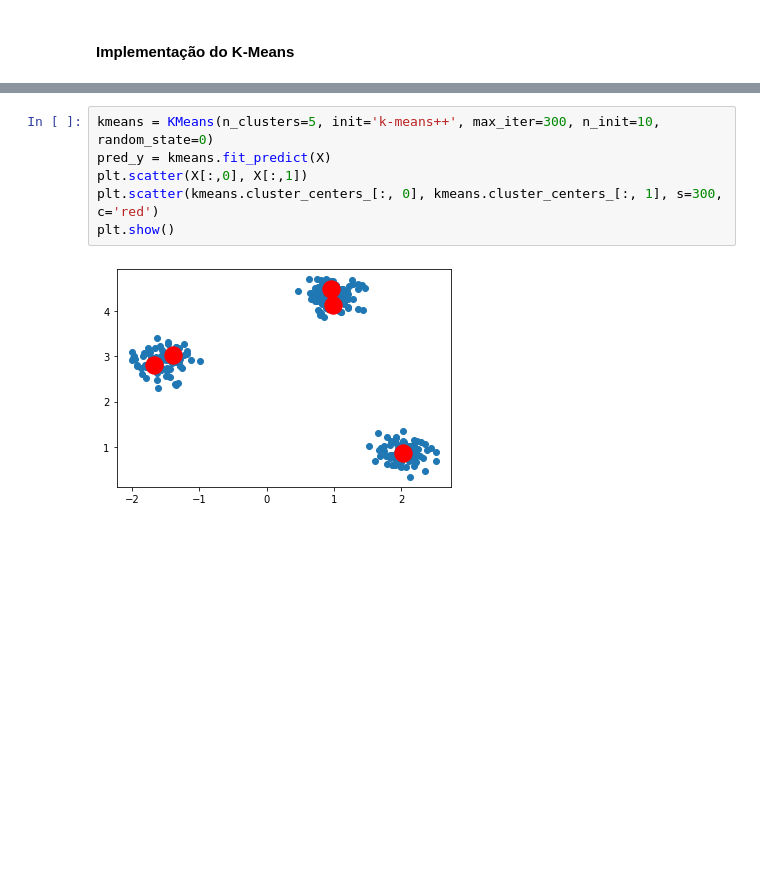
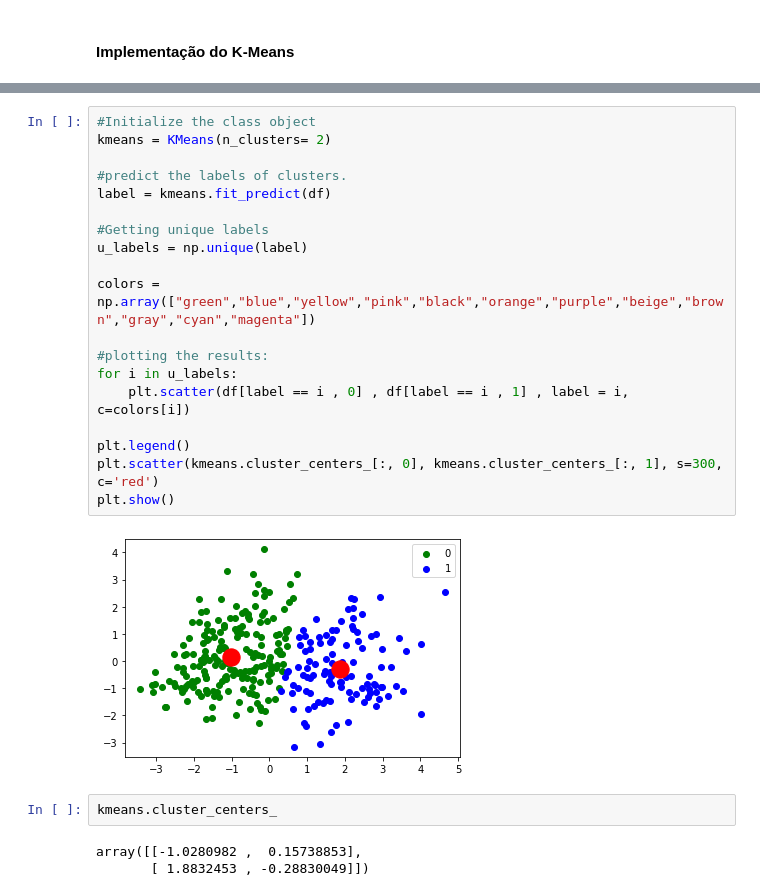
Before and after one commit to fabiobritoo/Machine-Learning, a Jupyter notebook: KMeans.ipynb, the cells around one changed output, grey strips where cells are left out. Cells and saved outputs as stored; diff of their text form; blank space fills up the shorter version.

```diff
--- a/KMeans.ipynb
+++ b/KMeans.ipynb
@@ -32,8 +76,26 @@ plt.show()
-# %%
-kmeans = KMeans(n_clusters=5, init='k-means++', max_iter=300, n_init=10, random_state=0)
-pred_y = kmeans.fit_predict(X)
-plt.scatter(X[:,0], X[:,1])
-plt.scatter(kmeans.cluster_centers_[:, 0], kmeans.cluster_centers_[:, 1], s=300, c='red')
-plt.show()
-# %% [output]
-[figure, removed]
+# %%
+#Initialize the class object
+kmeans = KMeans(n_clusters= 2)
+
+#predict the labels of clusters.
+label = kmeans.fit_predict(df)
+
+#Getting unique labels
+u_labels = np.unique(label)
+
+colors = np.array(["green","blue","yellow","pink","black","orange","purple","beige","brown","gray","cyan","magenta"])
+
+#plotting the results:
+for i in u_labels:
+    plt.scatter(df[label == i , 0] , df[label == i , 1] , label = i, c=colors[i])
+
+plt.legend()
+plt.scatter(kmeans.cluster_centers_[:, 0], kmeans.cluster_centers_[:, 1], s=300, c='red')
+plt.show()
+# %% [output]
+[figure, added]
+# %%
+kmeans.cluster_centers_
+# %% [output]
+array([[-1.0280982 ,  0.15738853],
+       [ 1.8832453 , -0.28830049]])
```
Also changed, not shown: parts of 8 cells of this notebook, 6 other files.
